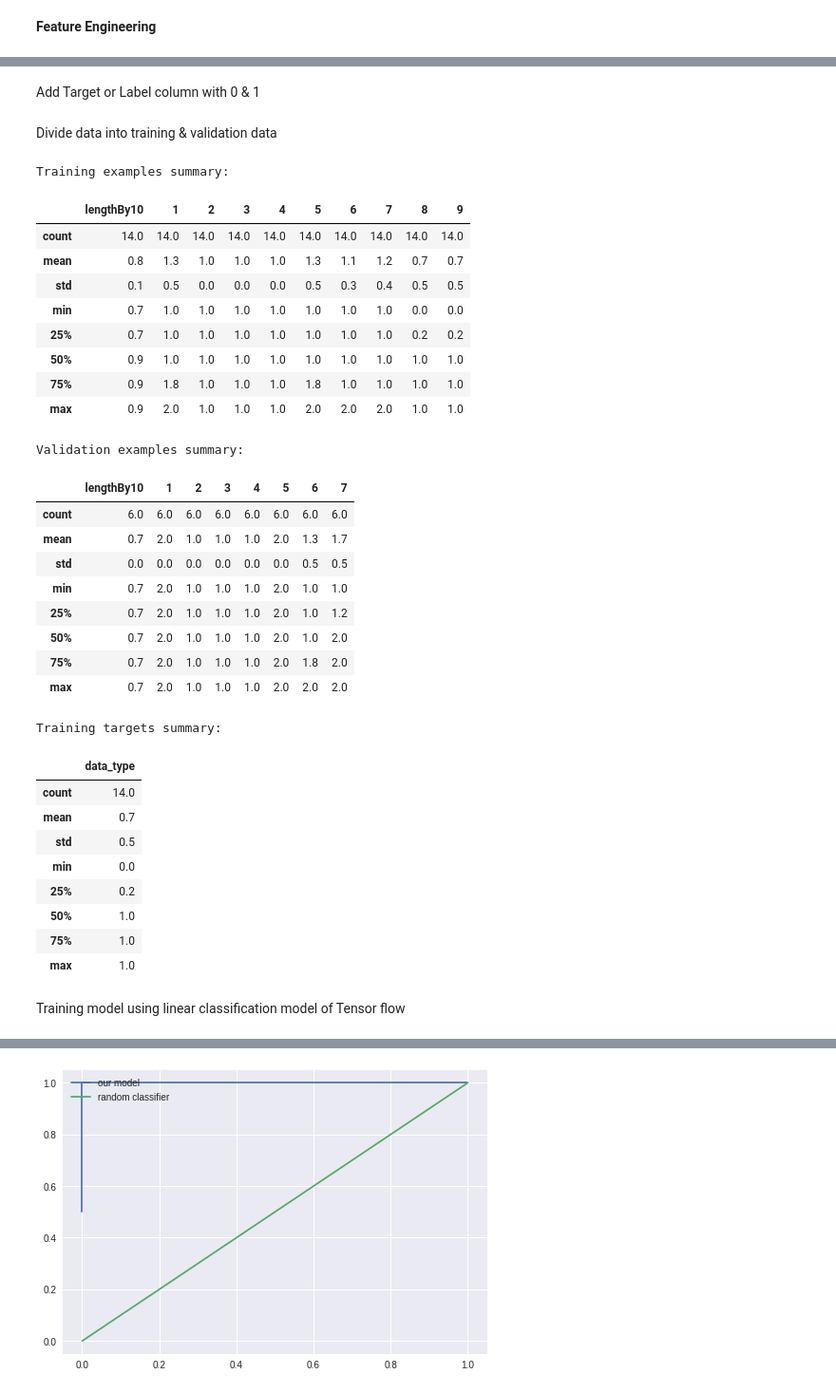
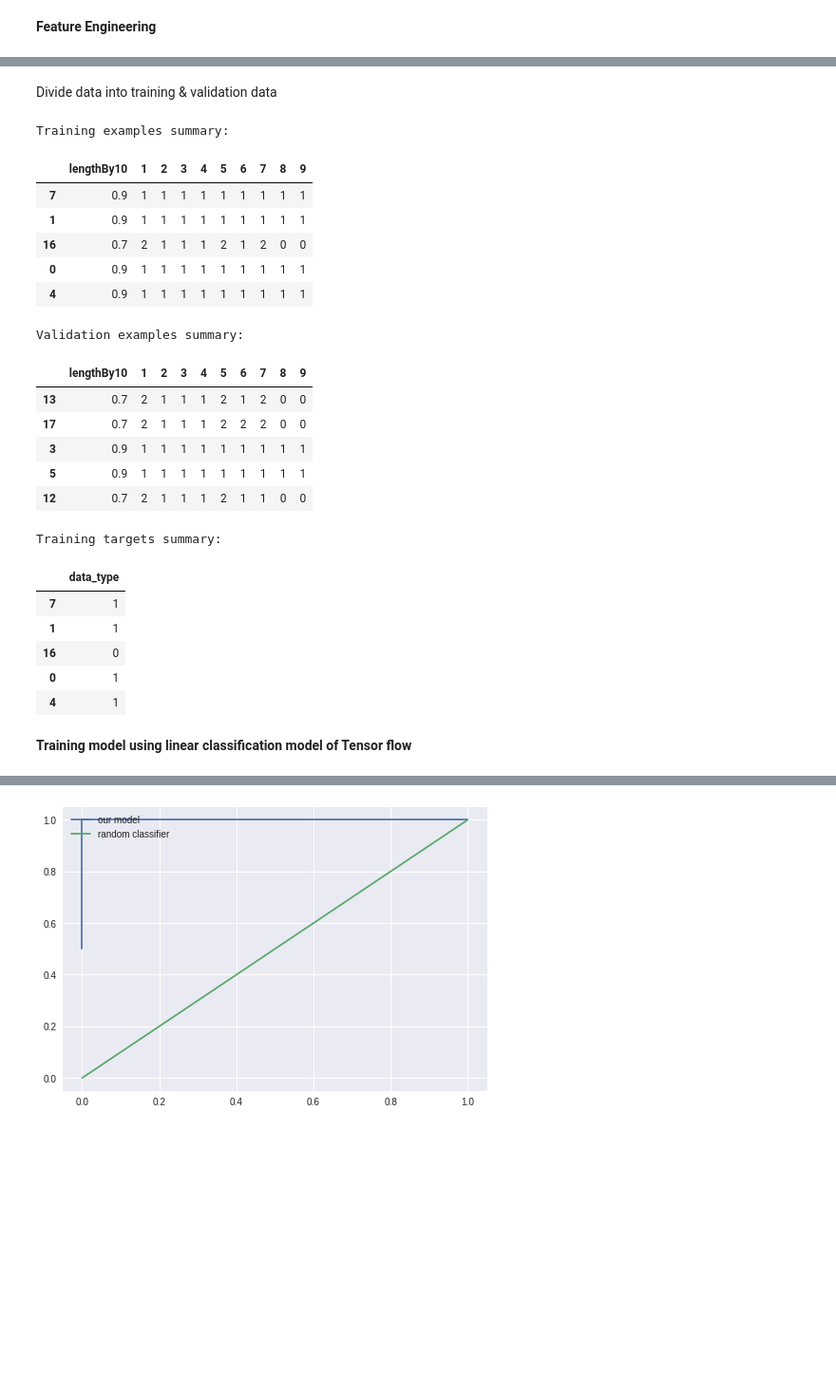
Before and after one commit to SahanaRaghu/ML, a Jupyter notebook: data_classification.ipynb, the cells around one changed output, grey strips where cells are left out. Shown at 95% size. Drawn from its saved outputs; the diff is of its cells as text; code cells hidden in the pictures; blank space fills up the shorter version.

```diff
--- a/data_classification.ipynb
+++ b/data_classification.ipynb
@@ -57,2 +42,0 @@ Create rows as per the max length of the string with true if its a number else f
-# %% [markdown]
-Add Target or Label column with 0 & 1
@@ -76,7 +58,7 @@ def preprocess_features(input_data_dataframe):
   length = input_data_dataframe['data'].apply(lambda l: len(l)).max()
   i = 1
   while(i<=length):
-    features[i] = input_data_dataframe['data'].apply(lambda l: 1 if (str.isdigit(l[i-1:i]) and l[i-1:i] != "") else 0 if (l[i-1:i] == "") else 2)
+    features[str(i)] = input_data_dataframe['data'].apply(lambda l: 1 if (str.isdigit(l[i-1:i]) and l[i-1:i] != "") else 0 if (l[i-1:i] == "") else 2)
     i = i+1
 
   return features
@@ -91,60 +73,49 @@ def preprocess_targets(input_data_dataframe):
     A DataFrame that contains the target feature.
   """
   output_targets = pd.DataFrame()
-  output_targets['data_type'] = input_data_dataframe['target'].apply(lambda l: 1 if (l=='dpci') else 0 if (l == 'pog') else 1)
+  output_targets['data_type'] = input_data_dataframe['target'].apply(lambda l: 1 if (l=='dpci') else 0)
   return output_targets
 # %% [markdown]
 Divide data into training & validation data
 # %%
 # Choose the first 14 out of 20 examples for training.
 training_examples = preprocess_features(input_data.head(14))
 training_targets = preprocess_targets(input_data.head(14))
 
 # Choose the last 6 out of 20 examples for validation.
 validation_examples = preprocess_features(input_data.tail(6))
 validation_targets = preprocess_targets(input_data.tail(6))
 
 # Double-check that we've done the right thing.
 print("Training examples summary:")
-display.display(training_examples.describe())
+display.display(training_examples.head())
 print("Validation examples summary:")
-display.display(validation_examples.describe())
+display.display(validation_examples.head())
 
 print("Training targets summary:")
-display.display(training_targets.describe())
+display.display(training_targets.head())
 # %% [output]
 Training examples summary:
 |  | lengthBy10 | 1 | 2 | 3 | 4 | 5 | 6 | 7 | 8 | 9 |
-| count | 14.0 | 14.0 | 14.0 | 14.0 | 14.0 | 14.0 | 14.0 | 14.0 | 14.0 | 14.0 |
-| mean | 0.8 | 1.3 | 1.0 | 1.0 | 1.0 | 1.3 | 1.1 | 1.2 | 0.7 | 0.7 |
-| std | 0.1 | 0.5 | 0.0 | 0.0 | 0.0 | 0.5 | 0.3 | 0.4 | 0.5 | 0.5 |
-| min | 0.7 | 1.0 | 1.0 | 1.0 | 1.0 | 1.0 | 1.0 | 1.0 | 0.0 | 0.0 |
-| 25% | 0.7 | 1.0 | 1.0 | 1.0 | 1.0 | 1.0 | 1.0 | 1.0 | 0.2 | 0.2 |
-| 50% | 0.9 | 1.0 | 1.0 | 1.0 | 1.0 | 1.0 | 1.0 | 1.0 | 1.0 | 1.0 |
-| 75% | 0.9 | 1.8 | 1.0 | 1.0 | 1.0 | 1.8 | 1.0 | 1.0 | 1.0 | 1.0 |
-| max | 0.9 | 2.0 | 1.0 | 1.0 | 1.0 | 2.0 | 2.0 | 2.0 | 1.0 | 1.0 |
+| 7 | 0.9 | 1 | 1 | 1 | 1 | 1 | 1 | 1 | 1 | 1 |
+| 1 | 0.9 | 1 | 1 | 1 | 1 | 1 | 1 | 1 | 1 | 1 |
+| 16 | 0.7 | 2 | 1 | 1 | 1 | 2 | 1 | 2 | 0 | 0 |
+| 0 | 0.9 | 1 | 1 | 1 | 1 | 1 | 1 | 1 | 1 | 1 |
+| 4 | 0.9 | 1 | 1 | 1 | 1 | 1 | 1 | 1 | 1 | 1 |
 Validation examples summary:
-|  | lengthBy10 | 1 | 2 | 3 | 4 | 5 | 6 | 7 |
-| count | 6.0 | 6.0 | 6.0 | 6.0 | 6.0 | 6.0 | 6.0 | 6.0 |
-| mean | 0.7 | 2.0 | 1.0 | 1.0 | 1.0 | 2.0 | 1.3 | 1.7 |
-| std | 0.0 | 0.0 | 0.0 | 0.0 | 0.0 | 0.0 | 0.5 | 0.5 |
-| min | 0.7 | 2.0 | 1.0 | 1.0 | 1.0 | 2.0 | 1.0 | 1.0 |
-| 25% | 0.7 | 2.0 | 1.0 | 1.0 | 1.0 | 2.0 | 1.0 | 1.2 |
-| 50% | 0.7 | 2.0 | 1.0 | 1.0 | 1.0 | 2.0 | 1.0 | 2.0 |
-| 75% | 0.7 | 2.0 | 1.0 | 1.0 | 1.0 | 2.0 | 1.8 | 2.0 |
-| max | 0.7 | 2.0 | 1.0 | 1.0 | 1.0 | 2.0 | 2.0 | 2.0 |
+|  | lengthBy10 | 1 | 2 | 3 | 4 | 5 | 6 | 7 | 8 | 9 |
+| 13 | 0.7 | 2 | 1 | 1 | 1 | 2 | 1 | 2 | 0 | 0 |
+| 17 | 0.7 | 2 | 1 | 1 | 1 | 2 | 2 | 2 | 0 | 0 |
+| 3 | 0.9 | 1 | 1 | 1 | 1 | 1 | 1 | 1 | 1 | 1 |
+| 5 | 0.9 | 1 | 1 | 1 | 1 | 1 | 1 | 1 | 1 | 1 |
+| 12 | 0.7 | 2 | 1 | 1 | 1 | 2 | 1 | 1 | 0 | 0 |
 Training targets summary:
 |  | data_type |
-| count | 14.0 |
-| mean | 0.7 |
-| std | 0.5 |
-| min | 0.0 |
-| 25% | 0.2 |
-| 50% | 1.0 |
-| 75% | 1.0 |
-| max | 1.0 |
+| 7 | 1 |
+| 1 | 1 |
+| 16 | 0 |
+| 0 | 1 |
+| 4 | 1 |
-# %% [markdown]
-Training model using linear classification model of Tensor flow
 # %%
 def construct_feature_columns(input_features):
   """Construct the TensorFlow Feature Columns.
@@ -184,6 +155,8 @@ def my_input_fn(features, targets, batch_size=1, shuffle=True, num_epochs=None):
     # Return the next batch of data.
     features, labels = ds.make_one_shot_iterator().get_next()
     return features, labels
+# %% [markdown]
+**Training model using linear classification model of Tensor flow**
 # %%
 def train_linear_classifier_model(
     learning_rate,
```
Also changed, not shown: parts of 16 cells of this notebook.
